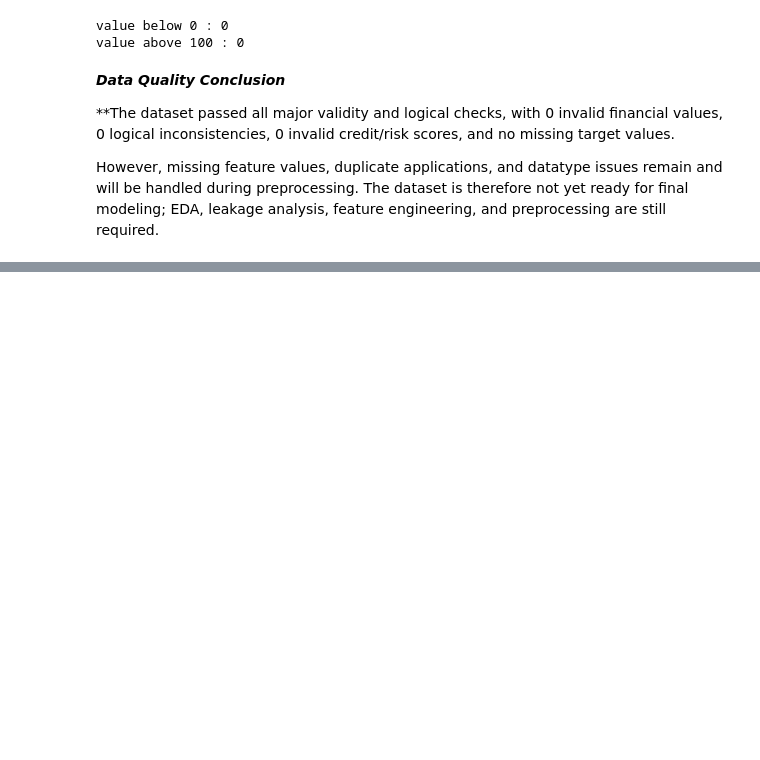
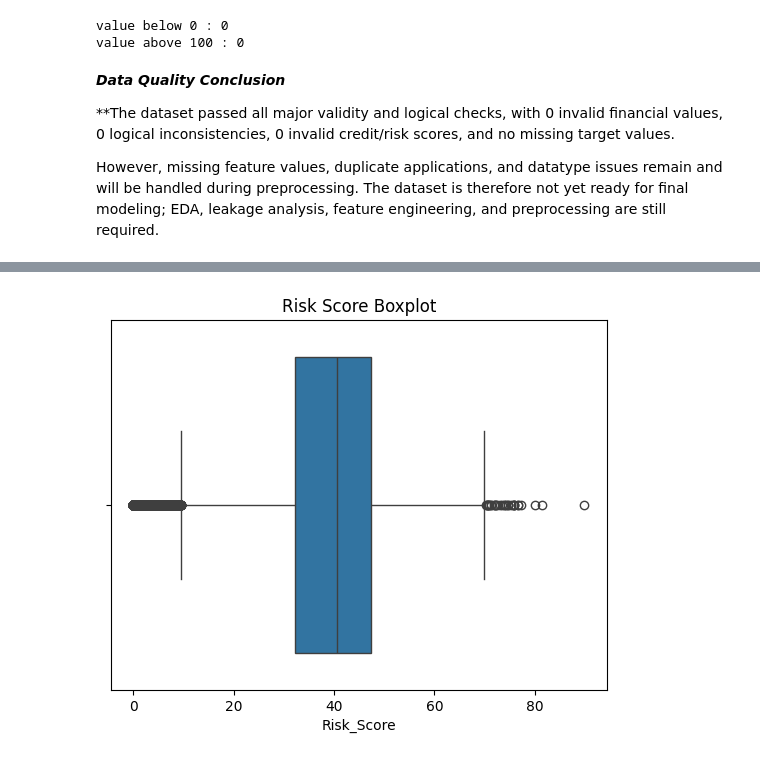
Before and after one commit to Nikhilsankhyan0/Agrisheild-AI, a Jupyter notebook: AgriSheildAI.ipynb, the cells around one changed output, grey strips where cells are left out. Drawn from its saved outputs; the diff is of its cells as text; code cells hidden in the pictures; blank space fills up the shorter version.

```diff
--- a/AgriSheildAI.ipynb
+++ b/AgriSheildAI.ipynb
@@ -529,0 +699,6 @@ However, missing feature values, duplicate applications, and datatype issues rem
+# %%
+sns.boxplot(x=df['Risk_Score'])
+plt.title('Risk Score Boxplot')
+plt.show()
+# %% [output]
+[figure, added]
```
Also changed, not shown: parts of 41 cells of this notebook.
